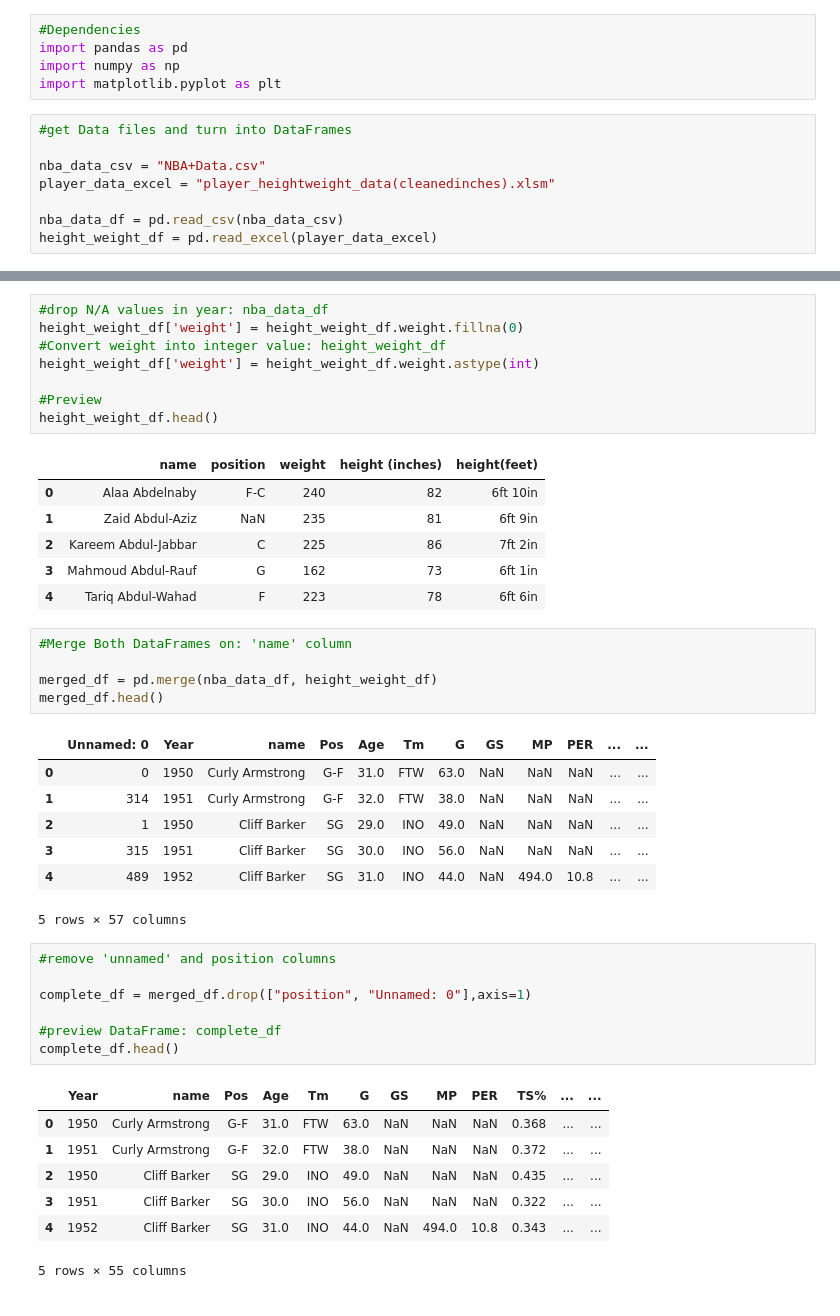
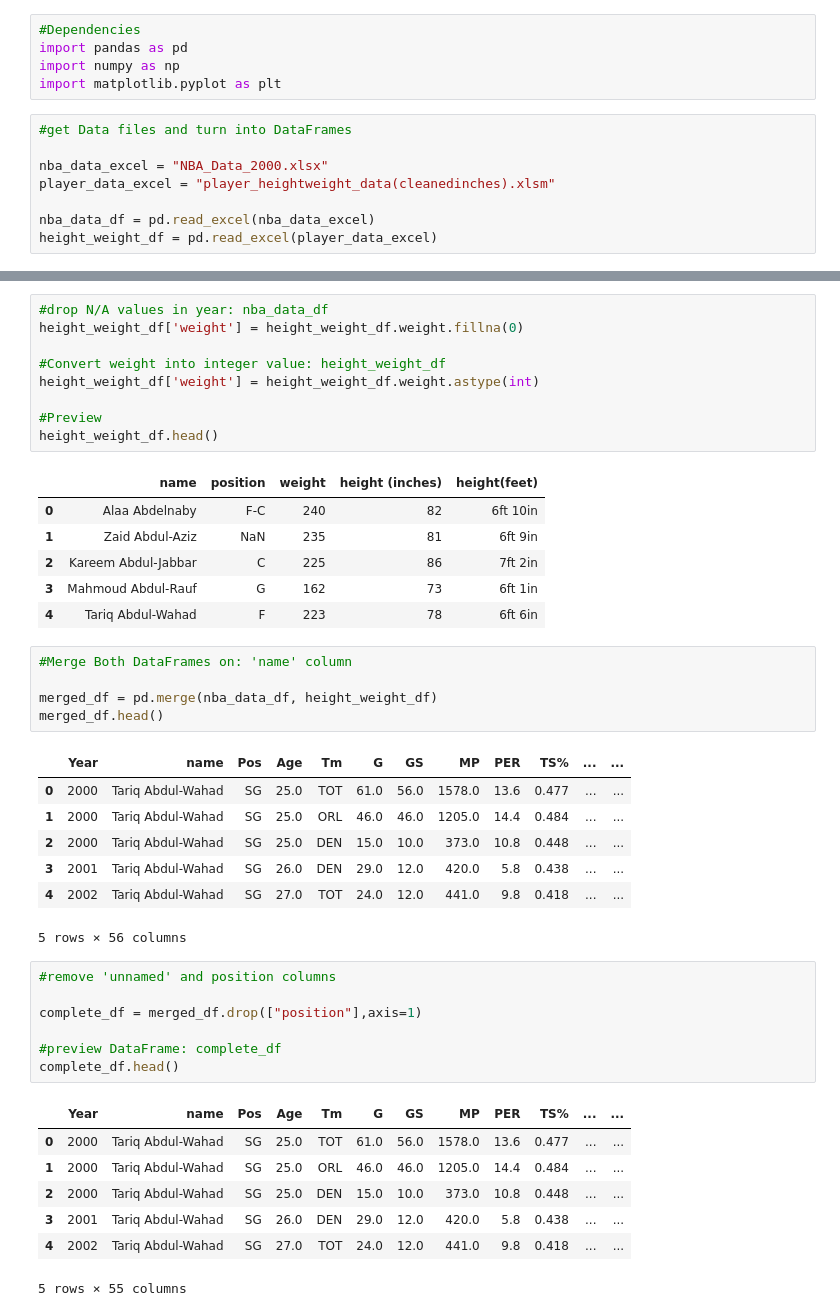
Before and after one commit to logan7734/Project1_repo, a Jupyter notebook: Project Code(Ovais).ipynb, the cells around one changed output, grey strips where cells are left out. Cells and saved outputs as stored; diff of their text form.

Commit message:
Cleaned up data further. Modified NBA+Data file to only contain year 2000 and up.

```diff
--- a/Project Code(Ovais).ipynb
+++ b/Project Code(Ovais).ipynb
@@ -6,10 +6,10 @@ import matplotlib.pyplot as plt
 # %%
 #get Data files and turn into DataFrames
 
-nba_data_csv = "NBA+Data.csv"
+nba_data_excel = "NBA_Data_2000.xlsx"
 player_data_excel = "player_heightweight_data(cleanedinches).xlsm"
 
-nba_data_df = pd.read_csv(nba_data_csv)
+nba_data_df = pd.read_excel(nba_data_excel)
 height_weight_df = pd.read_excel(player_data_excel)
 # %%
 #preview DataFrames
@@ -57,6 +57,7 @@ nba_data_df.head()
 # %%
 #drop N/A values in year: nba_data_df
 height_weight_df['weight'] = height_weight_df.weight.fillna(0)
+
 #Convert weight into integer value: height_weight_df
 height_weight_df['weight'] = height_weight_df.weight.astype(int)
 
@@ -75,25 +76,25 @@ height_weight_df.head()
 merged_df = pd.merge(nba_data_df, height_weight_df)
 merged_df.head()
 # %% [output]
-|  | Unnamed: 0 | Year | name | Pos | Age | Tm | G | GS | MP | PER | ... | ... |
-| 0 | 0 | 1950 | Curly Armstrong | G-F | 31.0 | FTW | 63.0 | NaN | NaN | NaN | ... | ... |
-| 1 | 314 | 1951 | Curly Armstrong | G-F | 32.0 | FTW | 38.0 | NaN | NaN | NaN | ... | ... |
-| 2 | 1 | 1950 | Cliff Barker | SG | 29.0 | INO | 49.0 | NaN | NaN | NaN | ... | ... |
-| 3 | 315 | 1951 | Cliff Barker | SG | 30.0 | INO | 56.0 | NaN | NaN | NaN | ... | ... |
-| 4 | 489 | 1952 | Cliff Barker | SG | 31.0 | INO | 44.0 | NaN | 494.0 | 10.8 | ... | ... |
+|  | Year | name | Pos | Age | Tm | G | GS | MP | PER | TS% | ... | ... |
+| 0 | 2000 | Tariq Abdul-Wahad | SG | 25.0 | TOT | 61.0 | 56.0 | 1578.0 | 13.6 | 0.477 | ... | ... |
+| 1 | 2000 | Tariq Abdul-Wahad | SG | 25.0 | ORL | 46.0 | 46.0 | 1205.0 | 14.4 | 0.484 | ... | ... |
+| 2 | 2000 | Tariq Abdul-Wahad | SG | 25.0 | DEN | 15.0 | 10.0 | 373.0 | 10.8 | 0.448 | ... | ... |
+| 3 | 2001 | Tariq Abdul-Wahad | SG | 26.0 | DEN | 29.0 | 12.0 | 420.0 | 5.8 | 0.438 | ... | ... |
+| 4 | 2002 | Tariq Abdul-Wahad | SG | 27.0 | TOT | 24.0 | 12.0 | 441.0 | 9.8 | 0.418 | ... | ... |
-5 rows × 57 columns
+5 rows × 56 columns
 # %%
 #remove 'unnamed' and position columns
 
-complete_df = merged_df.drop(["position", "Unnamed: 0"],axis=1)
+complete_df = merged_df.drop(["position"],axis=1)
 
 #preview DataFrame: complete_df
 complete_df.head()
 # %% [output]
 |  | Year | name | Pos | Age | Tm | G | GS | MP | PER | TS% | ... | ... |
-| 0 | 1950 | Curly Armstrong | G-F | 31.0 | FTW | 63.0 | NaN | NaN | NaN | 0.368 | ... | ... |
-| 1 | 1951 | Curly Armstrong | G-F | 32.0 | FTW | 38.0 | NaN | NaN | NaN | 0.372 | ... | ... |
-| 2 | 1950 | Cliff Barker | SG | 29.0 | INO | 49.0 | NaN | NaN | NaN | 0.435 | ... | ... |
-| 3 | 1951 | Cliff Barker | SG | 30.0 | INO | 56.0 | NaN | NaN | NaN | 0.322 | ... | ... |
-| 4 | 1952 | Cliff Barker | SG | 31.0 | INO | 44.0 | NaN | 494.0 | 10.8 | 0.343 | ... | ... |
+| 0 | 2000 | Tariq Abdul-Wahad | SG | 25.0 | TOT | 61.0 | 56.0 | 1578.0 | 13.6 | 0.477 | ... | ... |
+| 1 | 2000 | Tariq Abdul-Wahad | SG | 25.0 | ORL | 46.0 | 46.0 | 1205.0 | 14.4 | 0.484 | ... | ... |
+| 2 | 2000 | Tariq Abdul-Wahad | SG | 25.0 | DEN | 15.0 | 10.0 | 373.0 | 10.8 | 0.448 | ... | ... |
+| 3 | 2001 | Tariq Abdul-Wahad | SG | 26.0 | DEN | 29.0 | 12.0 | 420.0 | 5.8 | 0.438 | ... | ... |
+| 4 | 2002 | Tariq Abdul-Wahad | SG | 27.0 | TOT | 24.0 | 12.0 | 441.0 | 9.8 | 0.418 | ... | ... |
 5 rows × 55 columns
```
Also changed, not shown: parts of 5 cells of this notebook, 1 other file.
